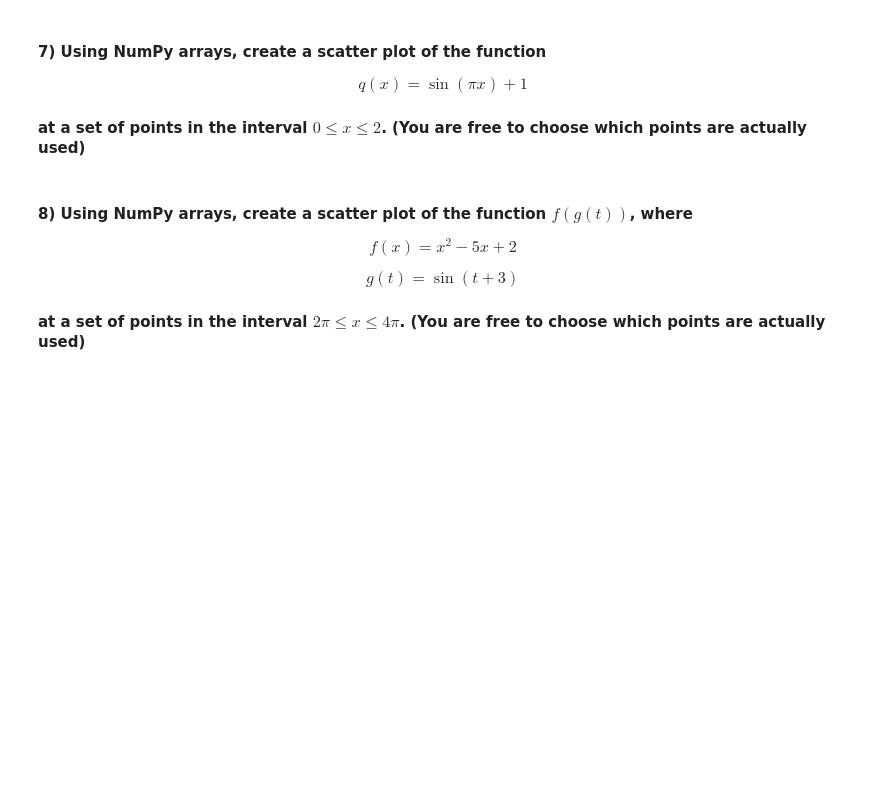
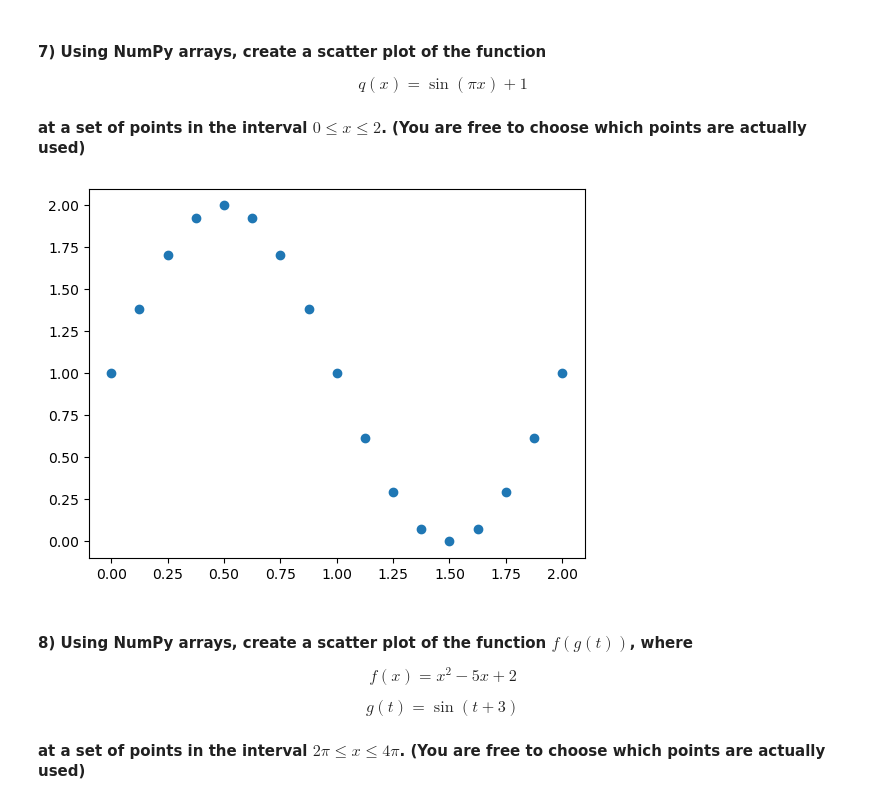
Before and after one commit to samyao014/datasci151fall2026, a Jupyter notebook: lecture_04_other_sequence_objects/Lecture04_Copy.ipynb, the cells around one changed output. Saved outputs shown, nothing was run; the diff lists cells and outputs as text; code cells hidden in the pictures; blank space fills up the shorter version.

```diff
--- a/lecture_04_other_sequence_objects/Lecture04_Copy.ipynb
+++ b/lecture_04_other_sequence_objects/Lecture04_Copy.ipynb
@@ -535,6 +675,20 @@ $$q(x) = \sin(\pi x) + 1$$
 #### at a set of points in the interval $0 \leq x \leq 2$. (You are free to choose which points are actually used)
 # %%
 # your code here
+import matplotlib.pyplot as plt
+x_vals = [0, 0.125, 0.25, 0.375, 0.5, 0.625, 0.75, 0.875, 1, 1.125, 1.25, 1.375, 1.5, 1.625, 1.75, 1.875, 2]
+
+# Convert to numpy array
+x_vals = np.array(x_vals)
+
+# Create new numpy array with the function evaluated at the same points
+q_vals = np.sin(np.pi * x_vals) + 1
+
+# Use plt.scatter to create scatter plot
+plt.scatter(x = x_vals, y = q_vals)
+plt.show()
+# %% [output]
+[figure, added]
 # %% [markdown]
 #### **8)** Using NumPy arrays, create a scatter plot of the function $f(g(t))$, where
 
```
Also changed, not shown: parts of 30 cells of this notebook.
